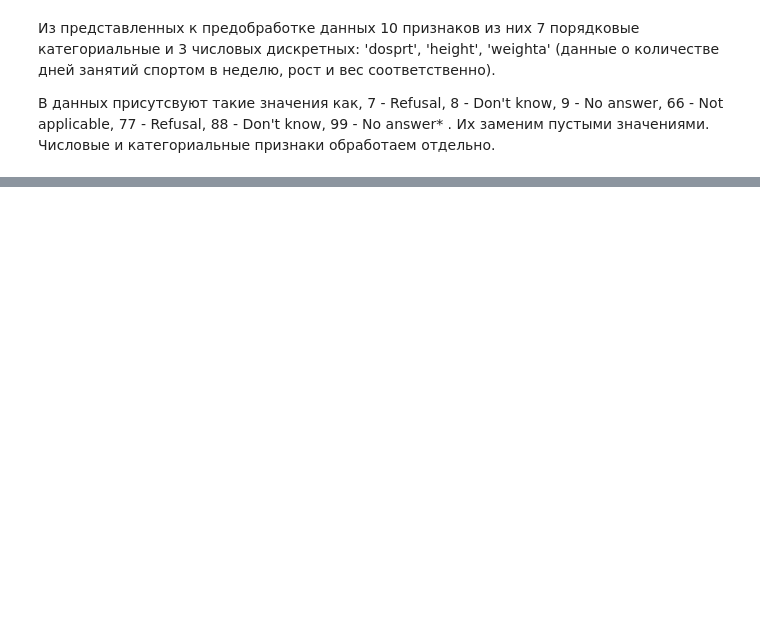
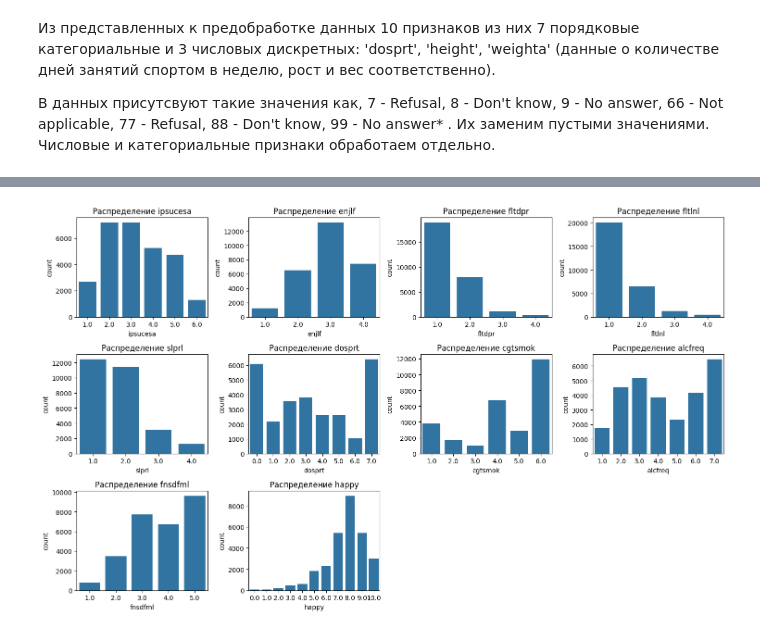
Before and after one commit to AnnaNebuko/ABD-PRJ-25-2team-HAPPINESS, a Jupyter notebook: project.ipynb, the cells around one changed output, grey strips where cells are left out. Saved outputs shown, nothing was run; the diff lists cells and outputs as text; code cells hidden in the pictures; blank space fills up the shorter version.

```diff
--- a/project.ipynb
+++ b/project.ipynb
@@ -143,0 +157,14 @@ plt.show()
+# %%
+# считаем кол-во пропущенных значений по столбцам
+missing_counts = {col: data[col].isnull().sum() for columns in replacement_dict.values() for col in columns if col in data.columns}
+
+columns_with_high_missing = []
+
+print("Количество пропущенных значений:")
+for col, count in missing_counts.items():
+    share = round((count / len(data) * 100),2)
+    print(f"{col}: {count}, доля от всех данных: {share}%")
+    if share > 20:
+            columns_with_high_missing.append(col)
+
+print(f"\nСтолбцы с долей пропущенных значений больше 20%:{columns_with_high_missing}")
@@ -143,0 +189,4 @@ plt.show()
+# %%
+data_20 = data.drop(columns_with_high_missing, axis=1)
+# %%
+data_20=data_20.dropna()
@@ -143,0 +197,3 @@ plt.show()
+# %%
+df_feat = data_20[features]
+df_feat.describe()
@@ -143,0 +210,18 @@ plt.show()
+# %%
+columns_countplot = df_feat.drop(columns=['weighta','height'])
+num_columns = len(columns_countplot.columns)
+
+nrows = int(np.ceil(num_columns / 4))
+ncols = min(num_columns, 4)
+
+plt.figure(figsize=(15, nrows * 3))
+
+for i, column in enumerate(columns_countplot.columns, 1):
+    plt.subplot(nrows, ncols, i)
+    sns.countplot(x=column, data=data_20)
+    plt.title(f'Распределение {column}')
+
+plt.tight_layout()
+plt.show()
+# %% [output]
+[figure, added]
```
Also changed, not shown: parts of 51 cells of this notebook.
